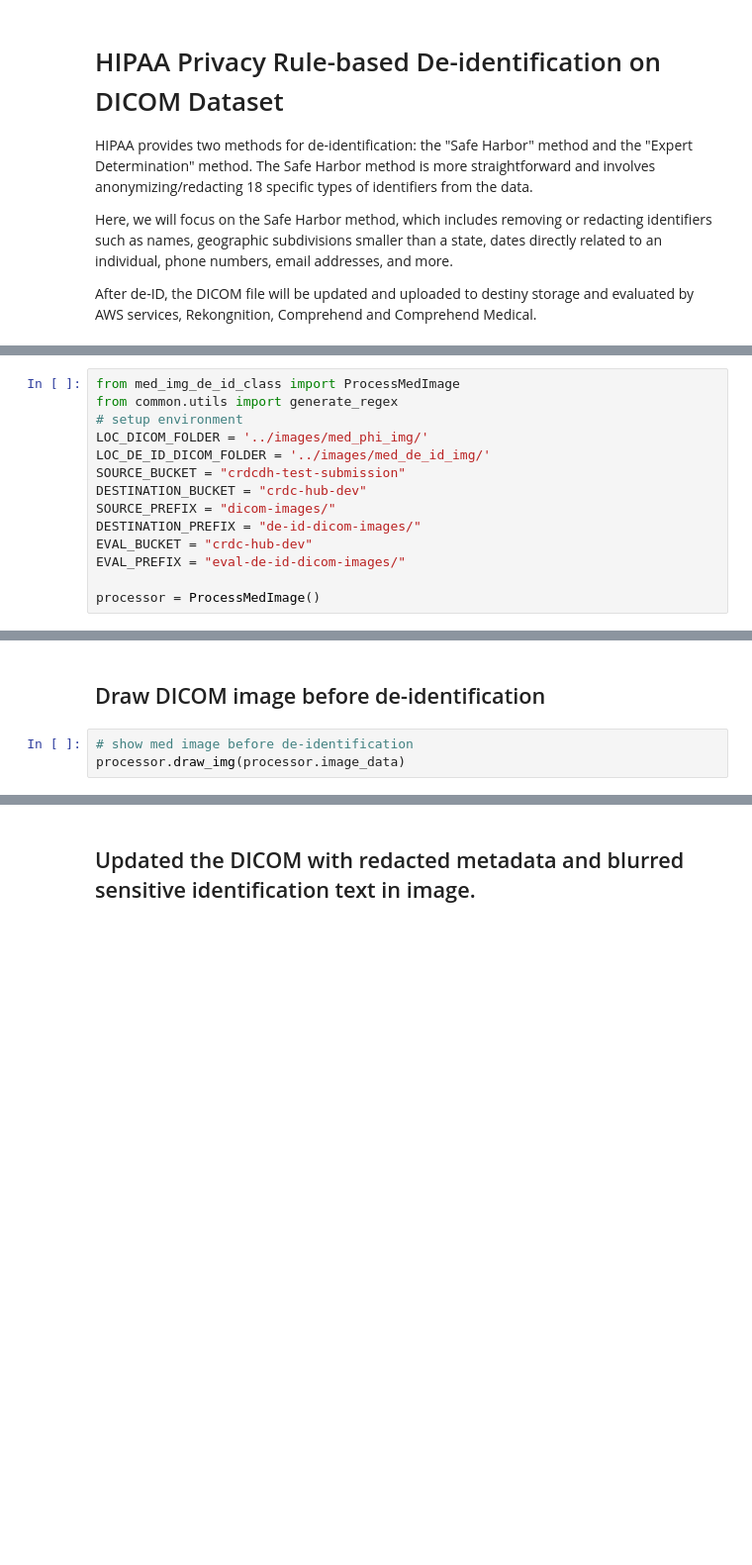
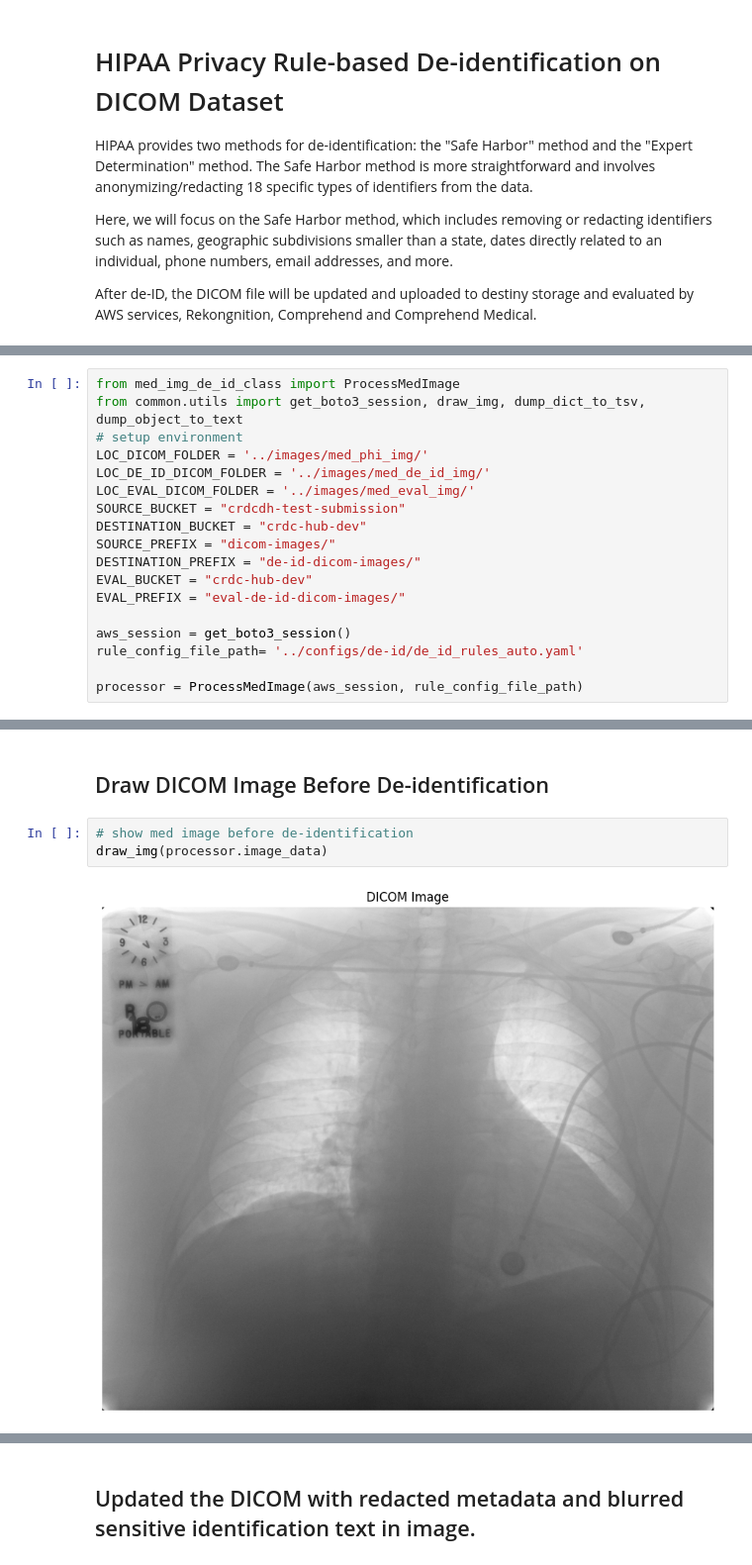
Before and after one commit to CBIIT/crdcdh-de-id-notebook, a Jupyter notebook: src/med_img_de_id.ipynb, the cells around one changed output, grey strips where cells are left out. Shown at 99% size. Saved outputs shown, nothing was run; the diff lists cells and outputs as text; blank space fills up the shorter version.

```diff
--- a/src/med_img_de_id.ipynb
+++ b/src/med_img_de_id.ipynb
@@ -17,9 +18,10 @@ Let's start by setting environment variables for de identification of DICOM file
 # %%
 from med_img_de_id_class import ProcessMedImage
-from common.utils import generate_regex
+from common.utils import get_boto3_session, draw_img, dump_dict_to_tsv, dump_object_to_text
 # setup environment
 LOC_DICOM_FOLDER = '../images/med_phi_img/'
 LOC_DE_ID_DICOM_FOLDER = '../images/med_de_id_img/'
+LOC_EVAL_DICOM_FOLDER = '../images/med_eval_img/'
 SOURCE_BUCKET = "crdcdh-test-submission"
 DESTINATION_BUCKET = "crdc-hub-dev"
 SOURCE_PREFIX = "dicom-images/"
@@ -27,4 +29,7 @@ DESTINATION_PREFIX = "de-id-dicom-images/"
 EVAL_BUCKET = "crdc-hub-dev"
 EVAL_PREFIX = "eval-de-id-dicom-images/"
 
-processor = ProcessMedImage()
+aws_session = get_boto3_session()
+rule_config_file_path= '../configs/de-id/de_id_rules_auto.yaml'
+
+processor = ProcessMedImage(aws_session, rule_config_file_path)
@@ -43,6 +87,8 @@ processor.de_identify_dicom(dicom_dataset)
 # %% [markdown]
-## Draw DICOM image before de-identification
+## Draw DICOM Image Before De-identification
 # %%
 # show med image before de-identification
-processor.draw_img(processor.image_data)
+draw_img(processor.image_data)
+# %% [output]
+[figure, added]
 # %% [markdown]
```
Also changed, not shown: parts of 21 cells of this notebook, 9 other files.
